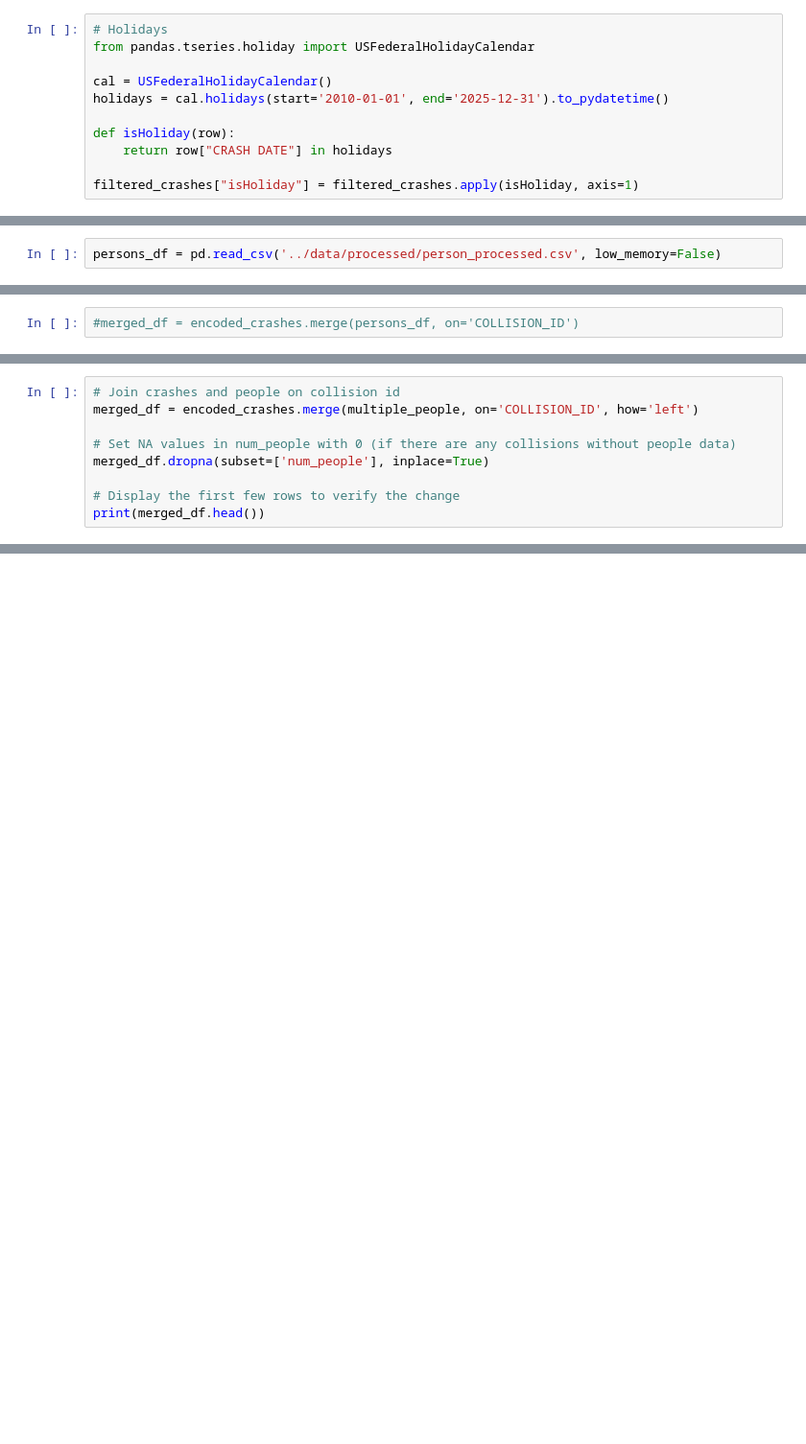
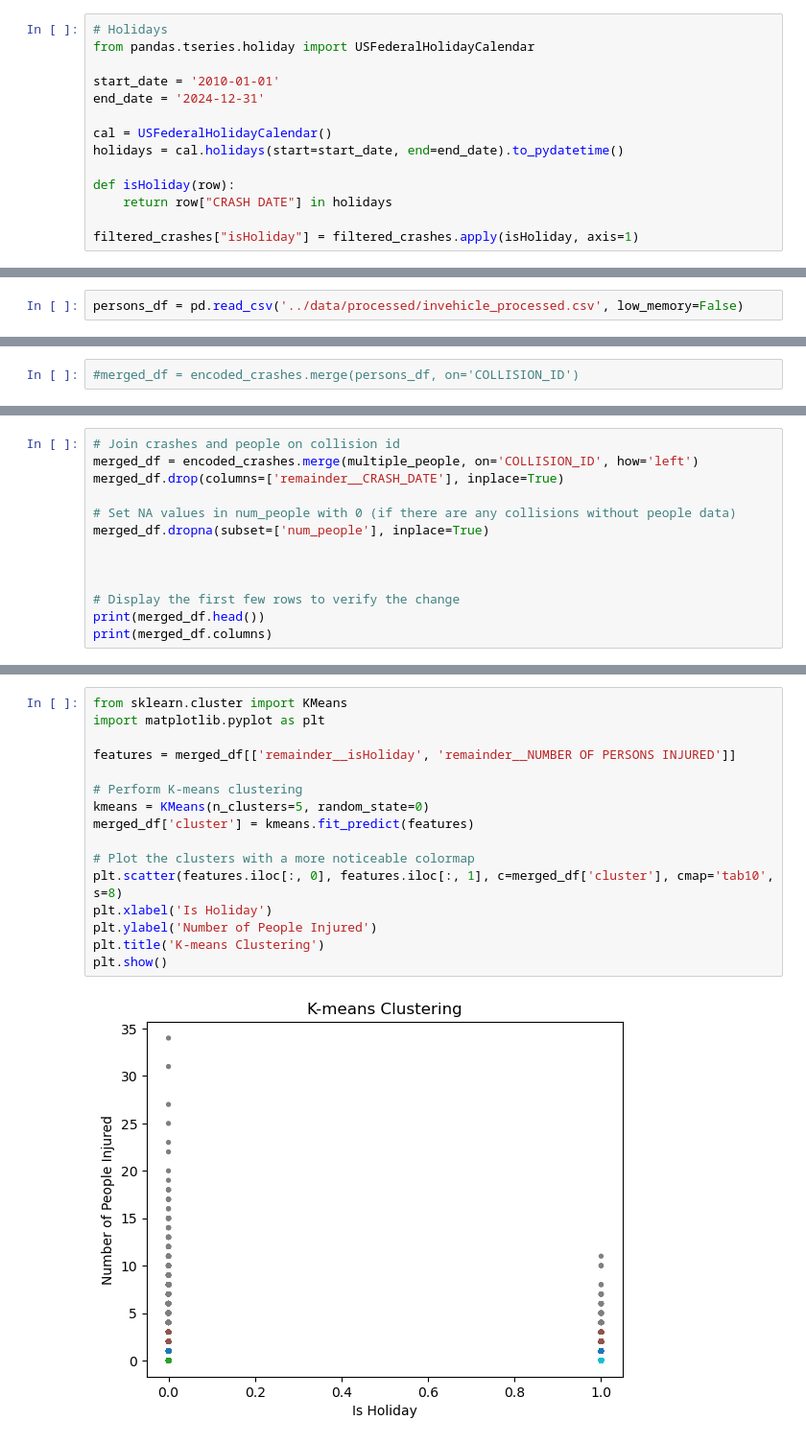
Before and after one commit to JohannRuiz1/CS5644-ML, a Jupyter notebook: code/crashes.ipynb, the cells around one changed output, grey strips where cells are left out. Shown at 96% size. Drawn from its saved outputs; the diff is of its cells as text; blank space fills up the shorter version.

Commit message:
K-means clustering implemeted

```diff
--- a/code/crashes.ipynb
+++ b/code/crashes.ipynb
@@ -124,8 +125,11 @@ print(filtered_crashes.loc[filtered_crashes["CONTRIBUTING FACTOR VEHICLE 2"] ==
 # Holidays
 from pandas.tseries.holiday import USFederalHolidayCalendar
 
+start_date = '2010-01-01'
+end_date = '2024-12-31'
+
 cal = USFederalHolidayCalendar()
-holidays = cal.holidays(start='2010-01-01', end='2025-12-31').to_pydatetime()
+holidays = cal.holidays(start=start_date, end=end_date).to_pydatetime()
 
 def isHoliday(row):
     return row["CRASH DATE"] in holidays
@@ -151,5 +213,5 @@ print(encoded_crashes.columns)
 # %%
-persons_df = pd.read_csv('../data/processed/person_processed.csv', low_memory=False)
+persons_df = pd.read_csv('../data/processed/invehicle_processed.csv', low_memory=False)
 # %%
 persons_df.rename(columns={'remainder__COLLISION_ID': 'COLLISION_ID'}, inplace=True)
 print(persons_df.columns)
@@ -171,9 +266,13 @@ print(multiple_people)
 # %%
 # Join crashes and people on collision id
 merged_df = encoded_crashes.merge(multiple_people, on='COLLISION_ID', how='left')
+merged_df.drop(columns=['remainder__CRASH_DATE'], inplace=True)
 
 # Set NA values in num_people with 0 (if there are any collisions without people data)
 merged_df.dropna(subset=['num_people'], inplace=True)
 
+
+
 # Display the first few rows to verify the change
 print(merged_df.head())
+print(merged_df.columns)
@@ -218,0 +302,18 @@ print(f"Number of records in merged_df: {len(merged_df)}")
+# %%
+from sklearn.cluster import KMeans
+import matplotlib.pyplot as plt
+
+features = merged_df[['remainder__isHoliday', 'remainder__NUMBER OF PERSONS INJURED']]
+
+# Perform K-means clustering
+kmeans = KMeans(n_clusters=5, random_state=0)
+merged_df['cluster'] = kmeans.fit_predict(features)
+
+# Plot the clusters with a more noticeable colormap
+plt.scatter(features.iloc[:, 0], features.iloc[:, 1], c=merged_df['cluster'], cmap='tab10', s=8)
+plt.xlabel('Is Holiday')
+plt.ylabel('Number of People Injured')
+plt.title('K-means Clustering')
+plt.show()
+# %% [output]
+[figure, added]
```
Also changed, not shown: parts of 20 cells of this notebook.
